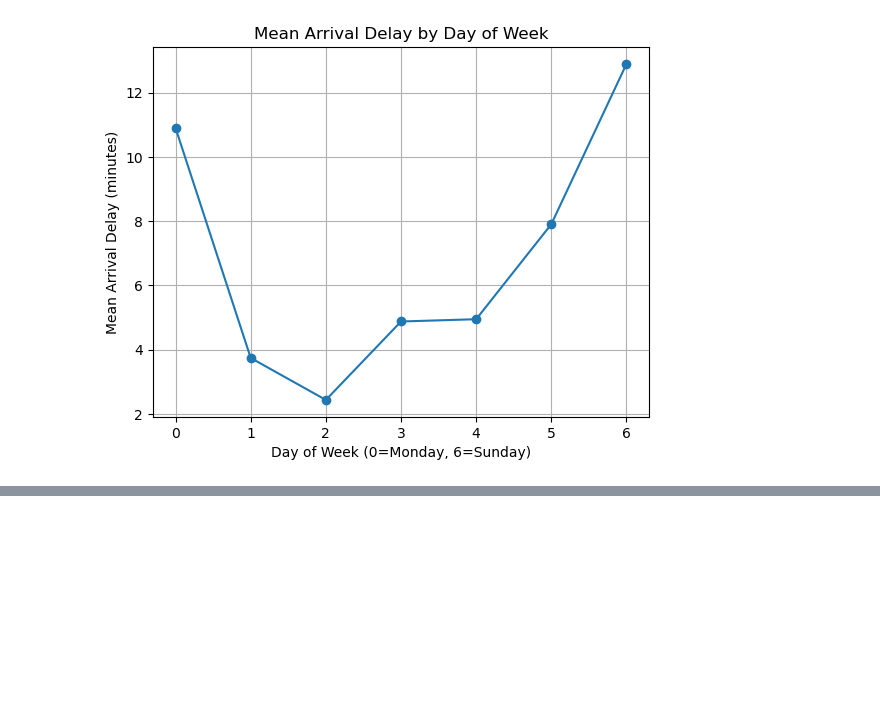
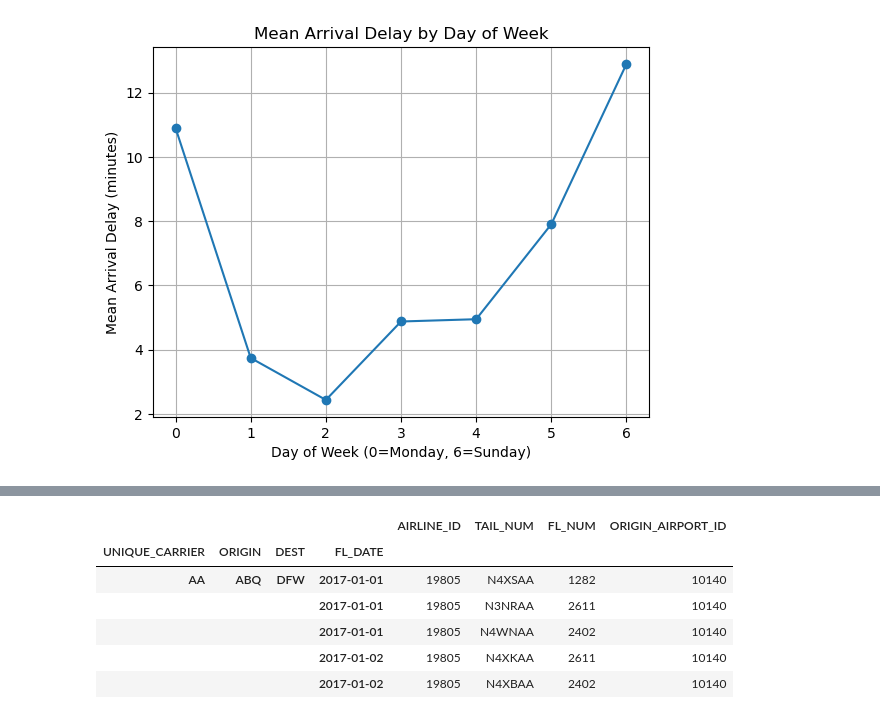
Before and after one commit to giorgiozoccatelli/DSML-LAB, a Jupyter notebook: Lab02/Lab02.ipynb, the cells around one changed output, grey strips where cells are left out. Cells and saved outputs as stored; diff of their text form; code cells hidden in the pictures; blank space fills up the shorter version.

```diff
--- a/Lab02/Untitled.ipynb
+++ b/Lab02/Lab02.ipynb
@@ -242,0 +248,11 @@ plt.show()
+# %%
+df3=df2.set_index(['UNIQUE_CARRIER', 'ORIGIN', 'DEST', 'FL_DATE']).sort_index()
+df3[df3.columns[:4]].head()
+# %% [output]
+|  |  |  |  | AIRLINE_ID | TAIL_NUM | FL_NUM | ORIGIN_AIRPORT_ID |
+| UNIQUE_CARRIER | ORIGIN | DEST | FL_DATE |  |  |  |  |
+| AA | ABQ | DFW | 2017-01-01 | 19805 | N4XSAA | 1282 | 10140 |
+|  |  |  | 2017-01-01 | 19805 | N3NRAA | 2611 | 10140 |
+|  |  |  | 2017-01-01 | 19805 | N4WNAA | 2402 | 10140 |
+|  |  |  | 2017-01-02 | 19805 | N4XKAA | 2611 | 10140 |
+|  |  |  | 2017-01-02 | 19805 | N4XBAA | 2402 | 10140 |
```
Also changed, not shown: parts of 9 cells of this notebook.
